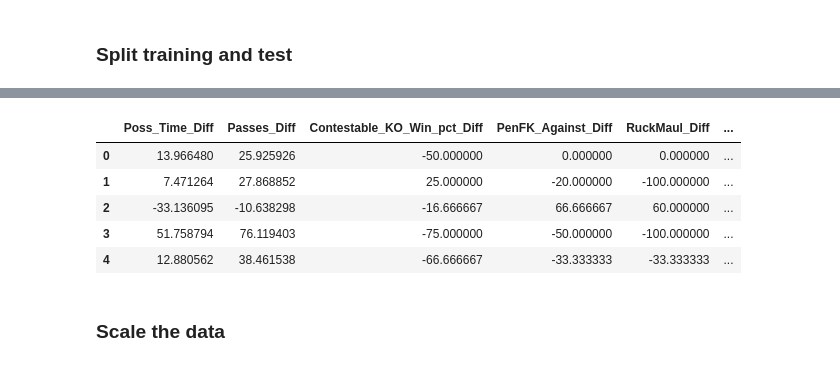
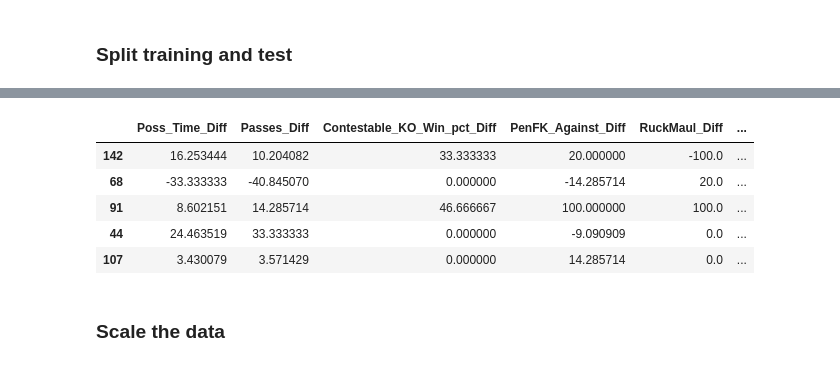
Before and after one commit to chudzikr/Springboard_Capstone1, a Jupyter notebook: code/Logistic Regression Model.ipynb, the cells around one changed output, grey strips where cells are left out. Drawn from its saved outputs; the diff is of its cells as text; code cells hidden in the pictures.

```diff
--- a/code/Logistic Regression Model.ipynb
+++ b/code/Logistic Regression Model.ipynb
@@ -58,2 +68,11 @@ df.head()
+# %%
+logreg_data.head()
+# %% [output]
+|  | Poss_Time_Diff | Passes_Diff | Contestable_KO_Win_pct_Diff | PenFK_Against_Diff | RuckMaul_Diff | ... |
+| 142 | 16.253444 | 10.204082 | 33.333333 | 20.000000 | -100.0 | ... |
+| 68 | -33.333333 | -40.845070 | 0.000000 | -14.285714 | 20.0 | ... |
+| 91 | 8.602151 | 14.285714 | 46.666667 | 100.000000 | 100.0 | ... |
+| 44 | 24.463519 | 33.333333 | 0.000000 | -9.090909 | 0.0 | ... |
+| 107 | 3.430079 | 3.571429 | 0.000000 | 14.285714 | 0.0 | ... |
 # %%
 from sklearn.model_selection import train_test_split
@@ -71,9 +79,0 @@ y = rf_data['Result']
-# %%
-rf_data.head()
-# %% [output]
-|  | Poss_Time_Diff | Passes_Diff | Contestable_KO_Win_pct_Diff | PenFK_Against_Diff | RuckMaul_Diff | ... |
-| 0 | 13.966480 | 25.925926 | -50.000000 | 0.000000 | 0.000000 | ... |
-| 1 | 7.471264 | 27.868852 | 25.000000 | -20.000000 | -100.000000 | ... |
-| 2 | -33.136095 | -10.638298 | -16.666667 | 66.666667 | 60.000000 | ... |
-| 3 | 51.758794 | 76.119403 | -75.000000 | -50.000000 | -100.000000 | ... |
-| 4 | 12.880562 | 38.461538 | -66.666667 | -33.333333 | -33.333333 | ... |
```
Also changed, not shown: parts of 29 cells of this notebook.
